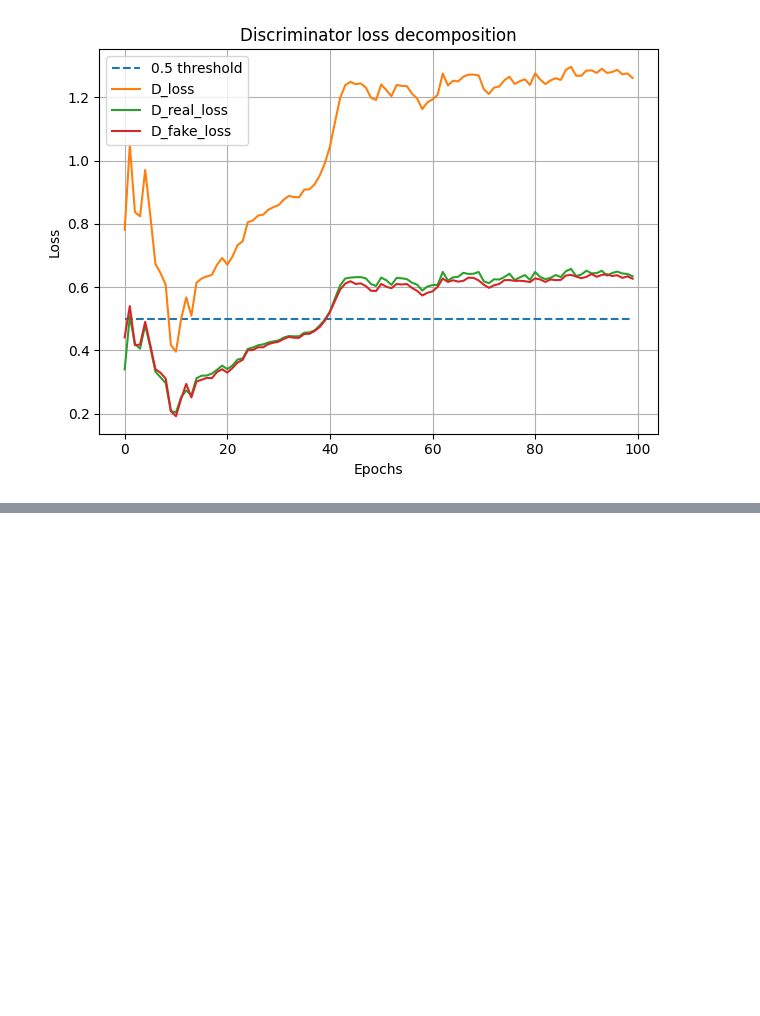
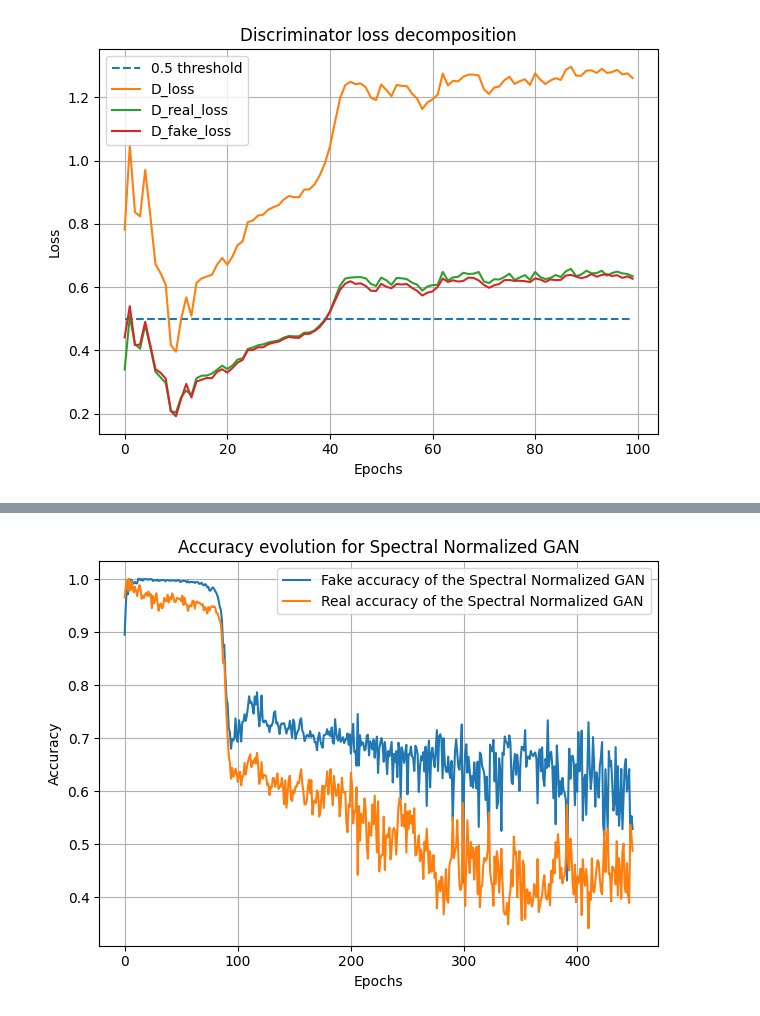
Before and after one commit to metlouf/playing_with_gans, a Jupyter notebook: test.ipynb, the cells around one changed output, grey strips where cells are left out. Saved outputs shown, nothing was run; the diff lists cells and outputs as text; code cells hidden in the pictures; blank space fills up the shorter version.

```diff
--- a/test.ipynb
+++ b/test.ipynb
@@ -52,3 +69,24 @@ plt.legend()
+# %%
+with open('metrics/spec_log/20241031-153456_train_D_accuracy_D_accuracy_on_fake.json') as f:
+    data = json.load(f)
+
+fake_accuracy = [data[i][2] for i in range(1, len(data))]
+
+with open('metrics/spec_log/20241031-153456_train_D_accuracy_D_accuracy_on_real.json') as f:
+    data = json.load(f)
+
+real_accuracy = [data[i][2] for i in range(1, len(data))]
+
+plt.plot(fake_accuracy, label = 'Fake accuracy of the Spectral Normalized GAN')
+plt.plot(real_accuracy, label = 'Real accuracy of the Spectral Normalized GAN')
+plt.grid()
+plt.legend()
+plt.title('Accuracy evolution for Spectral Normalized GAN')
+plt.xlabel('Epochs')
+plt.ylabel('Accuracy')
+plt.tight_layout()
+# %% [output]
+[figure, added]
 # %%
 mnist_dim = 784
 device = torch.device('mps')
```
Also changed, not shown: parts of 7 cells of this notebook, 2 other files.
